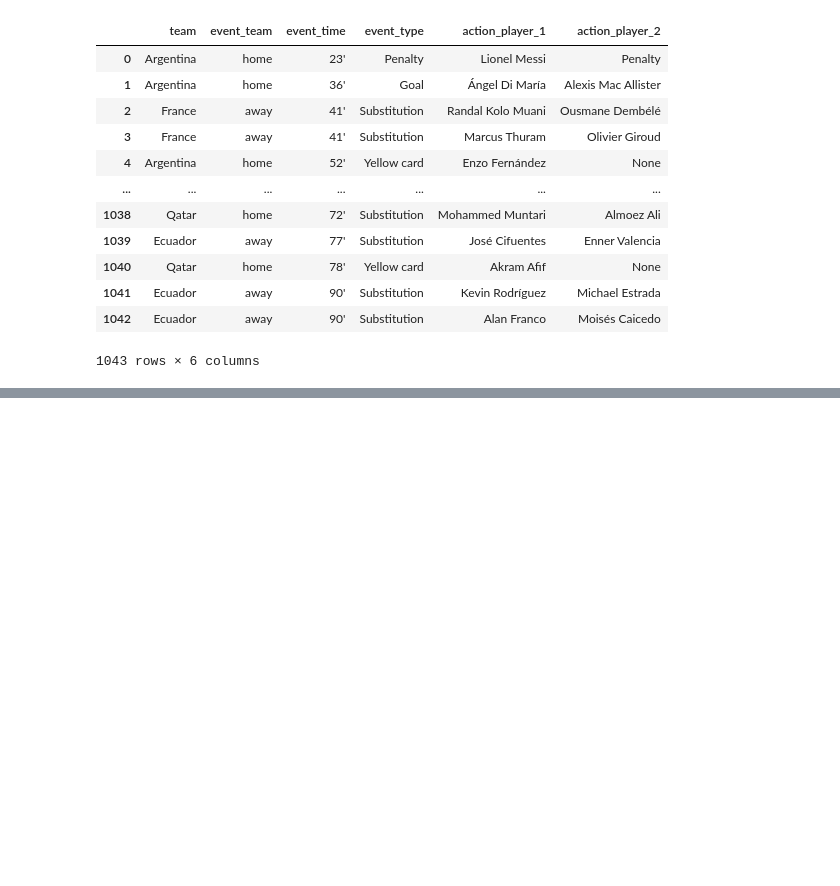
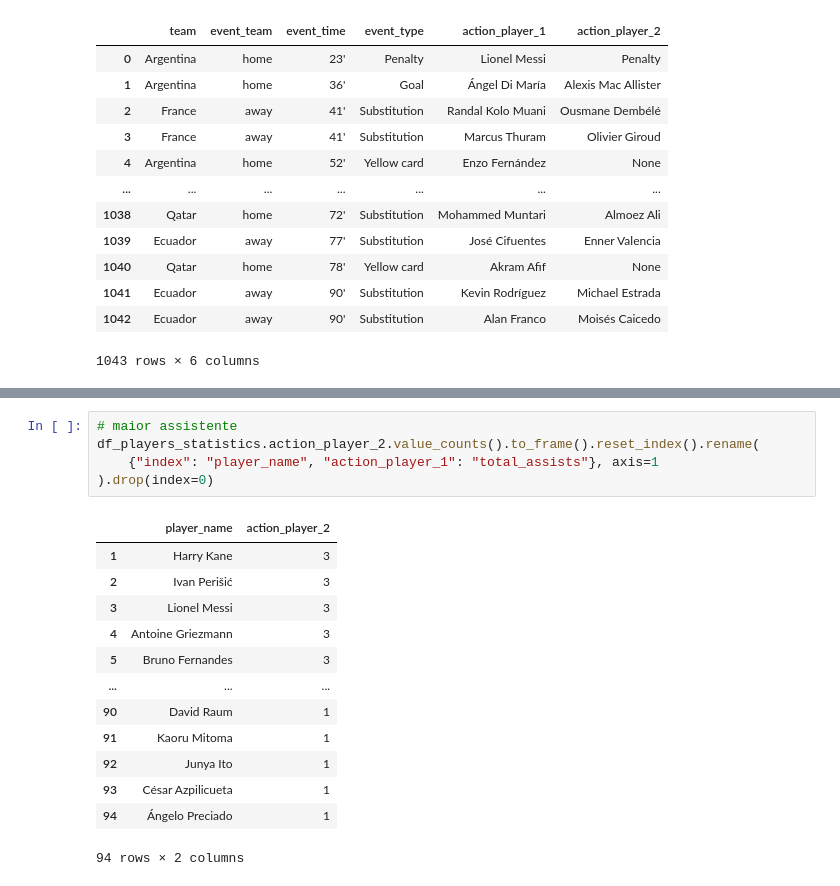
Before and after one commit to caiocmb7/projetos, a Jupyter notebook: ML&AI/world cup 2022/worldcup_eda.ipynb, the cells around one changed output, grey strips where cells are left out. Saved outputs shown, nothing was run; the diff lists cells and outputs as text; blank space fills up the shorter version.

```diff
--- a/ML&AI/world cup 2022/worldcup_eda.ipynb
+++ b/ML&AI/world cup 2022/worldcup_eda.ipynb
@@ -220,0 +282,19 @@ df_events_list
+# %%
+# maior assistente
+df_players_statistics.action_player_2.value_counts().to_frame().reset_index().rename(
+    {"index": "player_name", "action_player_1": "total_assists"}, axis=1
+).drop(index=0)
+# %% [output]
+|  | player_name | action_player_2 |
+| 1 | Harry Kane | 3 |
+| 2 | Ivan Perišić | 3 |
+| 3 | Lionel Messi | 3 |
+| 4 | Antoine Griezmann | 3 |
+| 5 | Bruno Fernandes | 3 |
+| ... | ... | ... |
+| 90 | David Raum | 1 |
+| 91 | Kaoru Mitoma | 1 |
+| 92 | Junya Ito | 1 |
+| 93 | César Azpilicueta | 1 |
+| 94 | Ángelo Preciado | 1 |
+94 rows × 2 columns
```
Also changed, not shown: parts of 3 cells of this notebook.
